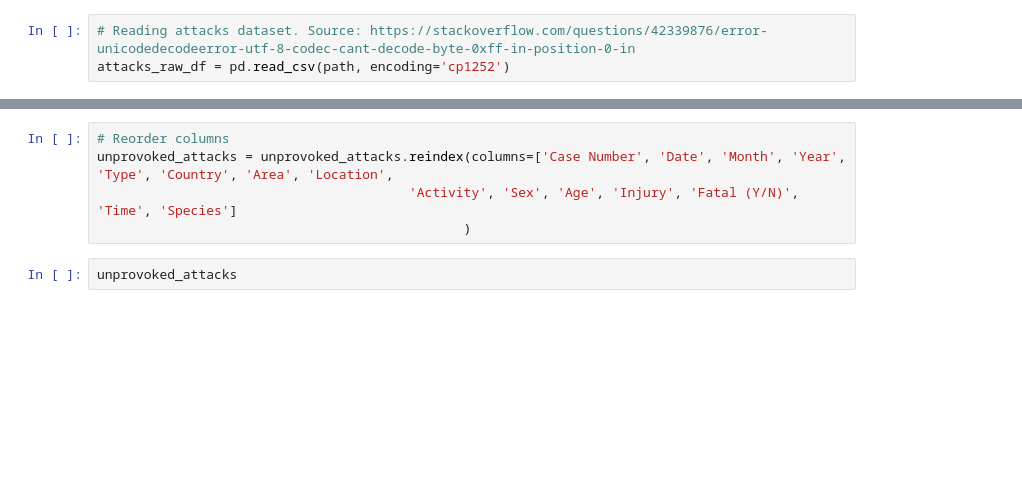
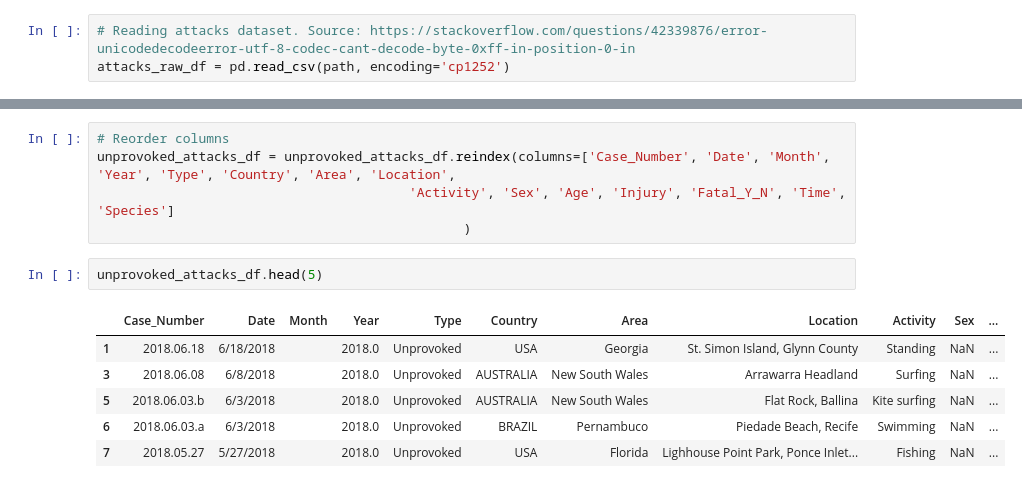
Before and after one commit to gcolareta/Shark_Attacks, a Jupyter notebook: Final_Project.ipynb, the cells around one changed output, grey strips where cells are left out. Cells and saved outputs as stored; diff of their text form; blank space fills up the shorter version.

```diff
--- a/Final_Project.ipynb
+++ b/Final_Project.ipynb
@@ -79,7 +88,14 @@ unprovoked_attacks.head(5)
 # %%
 # Reorder columns
-unprovoked_attacks = unprovoked_attacks.reindex(columns=['Case Number', 'Date', 'Month', 'Year', 'Type', 'Country', 'Area', 'Location',
-                                        'Activity', 'Sex', 'Age', 'Injury', 'Fatal (Y/N)', 'Time', 'Species']
+unprovoked_attacks_df = unprovoked_attacks_df.reindex(columns=['Case_Number', 'Date', 'Month', 'Year', 'Type', 'Country', 'Area', 'Location',
+                                        'Activity', 'Sex', 'Age', 'Injury', 'Fatal_Y_N', 'Time', 'Species']
                                                )
-# %%
-unprovoked_attacks
+# %%
+unprovoked_attacks_df.head(5)
+# %% [output]
+|  | Case_Number | Date | Month | Year | Type | Country | Area | Location | Activity | Sex | ... |
+| 1 | 2018.06.18 | 6/18/2018 |  | 2018.0 | Unprovoked | USA | Georgia | St. Simon Island, Glynn County | Standing | NaN | ... |
+| 3 | 2018.06.08 | 6/8/2018 |  | 2018.0 | Unprovoked | AUSTRALIA | New South Wales | Arrawarra Headland | Surfing | NaN | ... |
+| 5 | 2018.06.03.b | 6/3/2018 |  | 2018.0 | Unprovoked | AUSTRALIA | New South Wales | Flat Rock, Ballina | Kite surfing | NaN | ... |
+| 6 | 2018.06.03.a | 6/3/2018 |  | 2018.0 | Unprovoked | BRAZIL | Pernambuco | Piedade Beach, Recife | Swimming | NaN | ... |
+| 7 | 2018.05.27 | 5/27/2018 |  | 2018.0 | Unprovoked | USA | Florida | Lighhouse Point Park, Ponce Inlet... | Fishing | NaN | ... |
```
Also changed, not shown: parts of 18 cells of this notebook.
